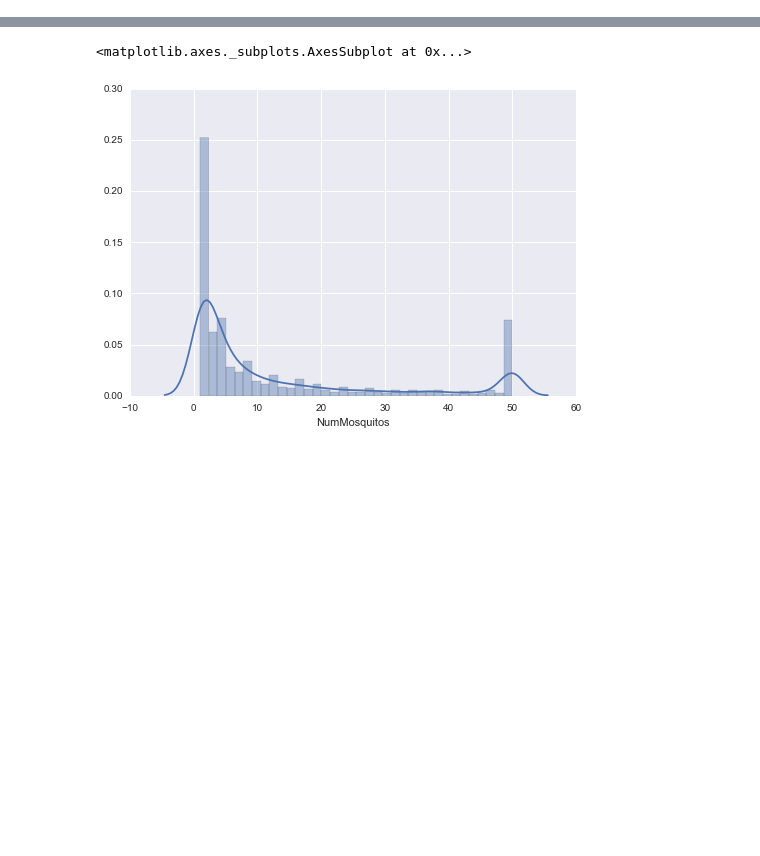
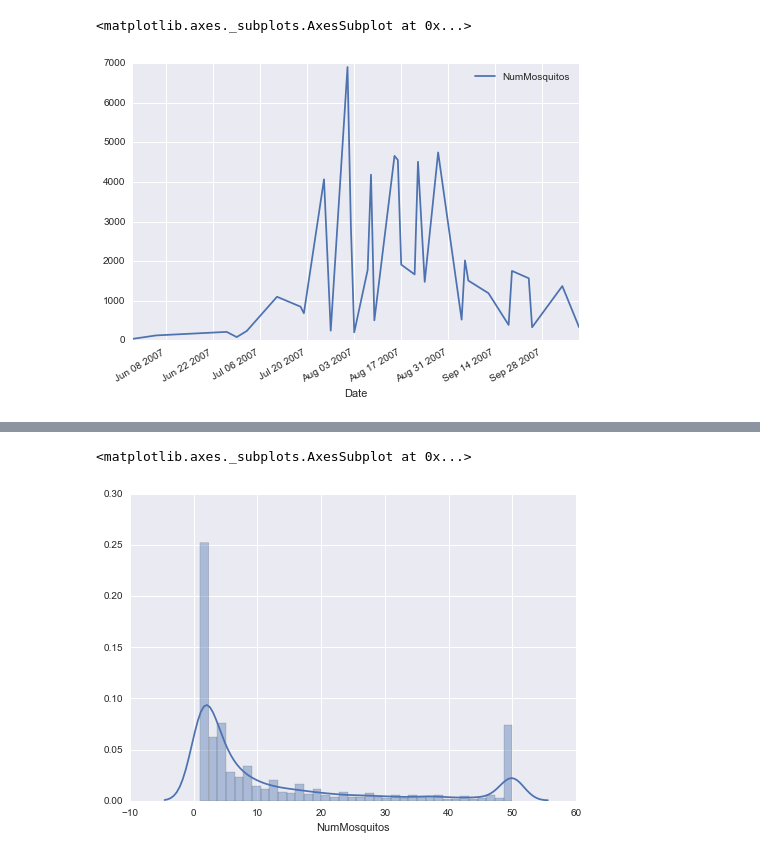
Before and after one commit to tamisalex/TeamPenguinWestNileKaggle, a Jupyter notebook: dataviz/edaViz.ipynb, the cells around one changed output, grey strips where cells are left out. Cells and saved outputs as stored; diff of their text form; code cells hidden in the pictures; blank space fills up the shorter version.

```diff
--- a/dataviz/edaViz.ipynb
+++ b/dataviz/edaViz.ipynb
@@ -14,6 +14,11 @@ from IPython.display import HTML
 HTML('<iframe width="1200" height="800" src=https://public.tableau.com/views/tabMap_0/Timeline?:showVizHome=no&:embed=true frameborder="0" allowfullscreen></iframe>')
 # %% [output]
 [interactive output not drawn]
+# %%
+df07[['NumMosquitos']].resample('D').apply(sum).dropna().plot()
+# %% [output]
+<matplotlib.axes._subplots.AxesSubplot at 0x...>
+[figure, added]
 # %%
 df = pd.read_csv('../assets/train.csv')
 # %%
```
Also changed, not shown: parts of 2 cells of this notebook, 1 other file.
